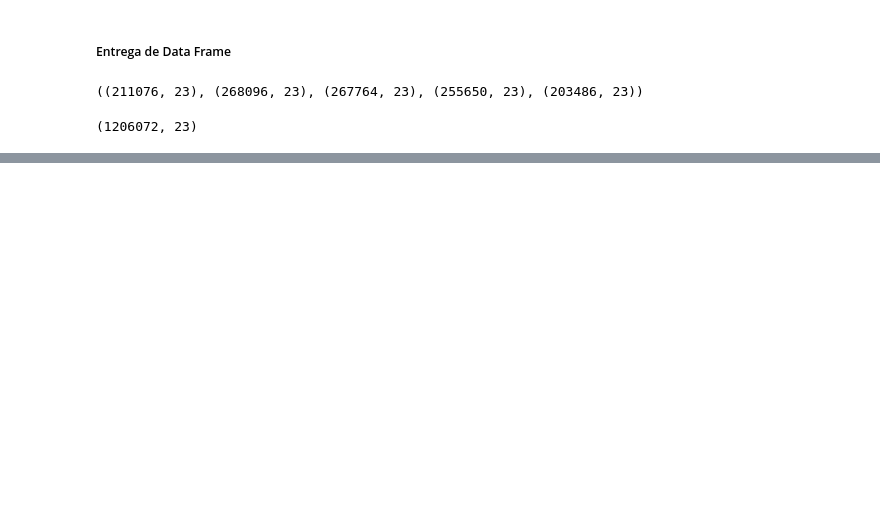
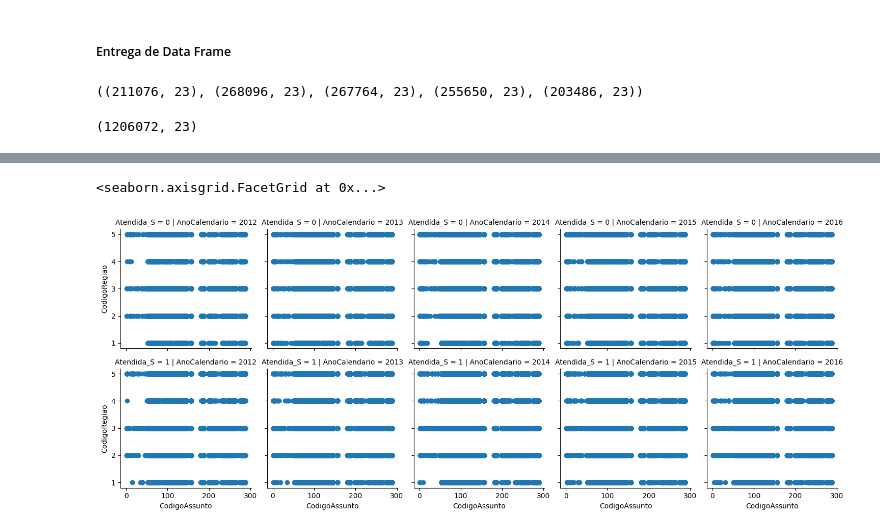
Before and after one commit to jeanthecreator/Analise-de-Dados2, a Jupyter notebook: Entrega.ipynb, the cells around one changed output, grey strips where cells are left out. Saved outputs shown, nothing was run; the diff lists cells and outputs as text; code cells hidden in the pictures; blank space fills up the shorter version.

```diff
--- a/Entrega.ipynb
+++ b/Entrega.ipynb
@@ -24,0 +111,6 @@ df_Main.to_csv('/home/jean/Documents/Analise-de-Dados/Analise-de-Dados/df/reclam
+# %%
+atend = sns.FacetGrid(df_analise2, col='AnoCalendario', row= 'Atendida_S')
+atend.map(plt.scatter, 'CodigoAssunto', 'CodigoRegiao')
+# %% [output]
+<seaborn.axisgrid.FacetGrid at 0x...>
+[figure, added]
```
Also changed, not shown: parts of 24 cells of this notebook, 3 other files.
